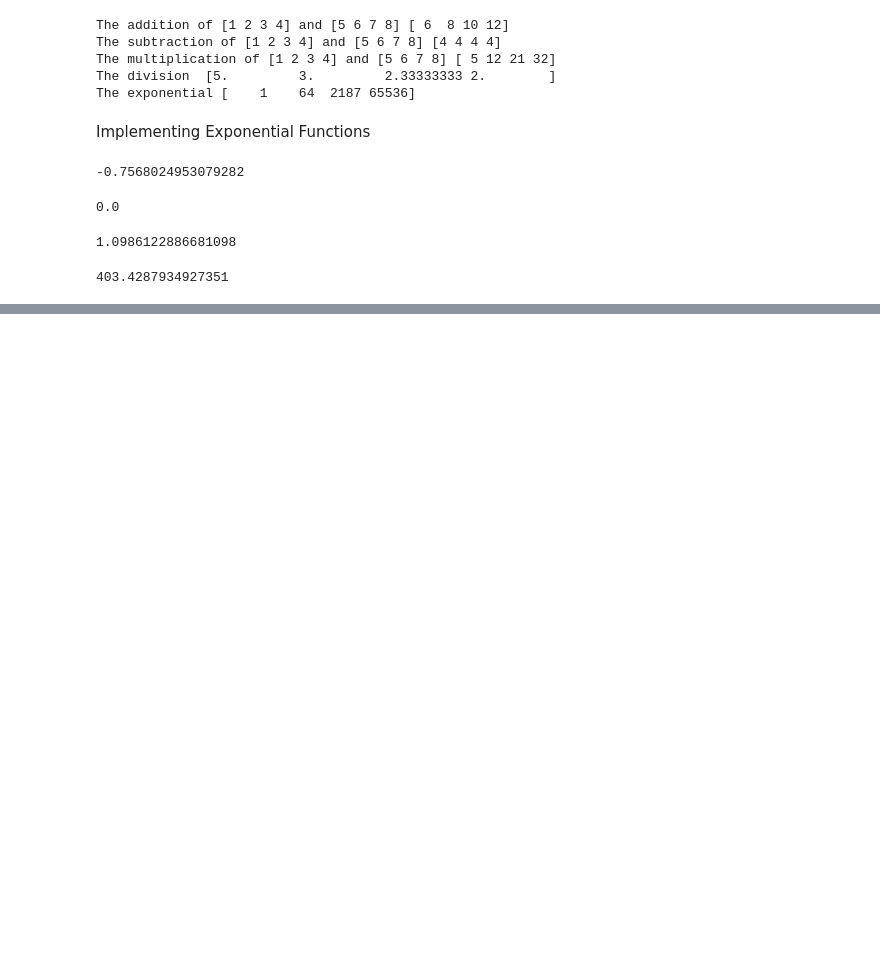
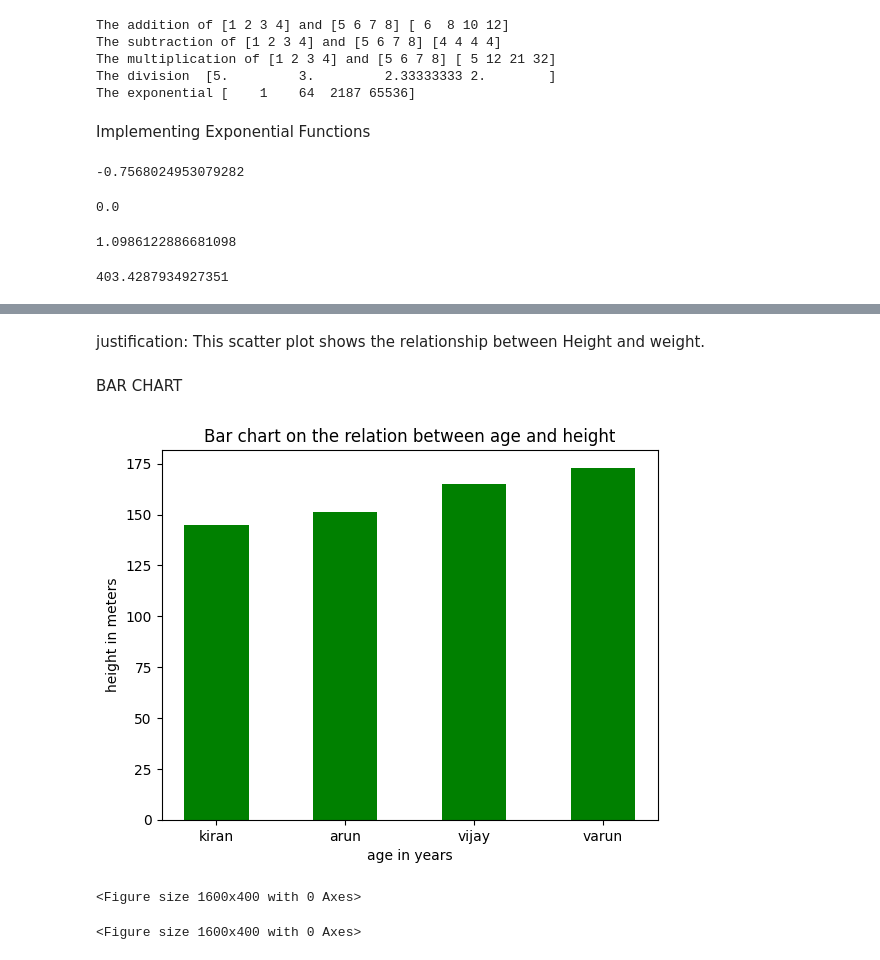
Before and after one commit to 2303A52136/AIML_2303A52136, a Jupyter notebook: AIML_Lab_01_Experiment.ipynb, the cells around one changed output, grey strips where cells are left out. Drawn from its saved outputs; the diff is of its cells as text; code cells hidden in the pictures; blank space fills up the shorter version.

```diff
--- a/AIML_Lab_01_Experiment.ipynb
+++ b/AIML_Lab_01_Experiment.ipynb
@@ -62,0 +92,18 @@ np.exp(6)
+# %% [markdown]
+justification: This scatter plot shows the relationship between Height and weight.
+# %% [markdown]
+BAR CHART
+# %%
+people = ["kiran","arun","vijay","varun"]
+height = [145,151,165,173]
+import matplotlib.pyplot as mpt
+mpt.bar(people,height,color='green',width=0.5)
+mpt.title("Bar chart on the relation between age and height")
+mpt.xlabel("age in years")
+mpt.ylabel("height in meters")
+mpt.show()
+mpt.figure(figsize=(16,4))
+# %% [output]
+[figure, added]
+<Figure size 1600x400 with 0 Axes>
+<Figure size 1600x400 with 0 Axes>
```
Also changed, not shown: parts of 15 cells of this notebook.
